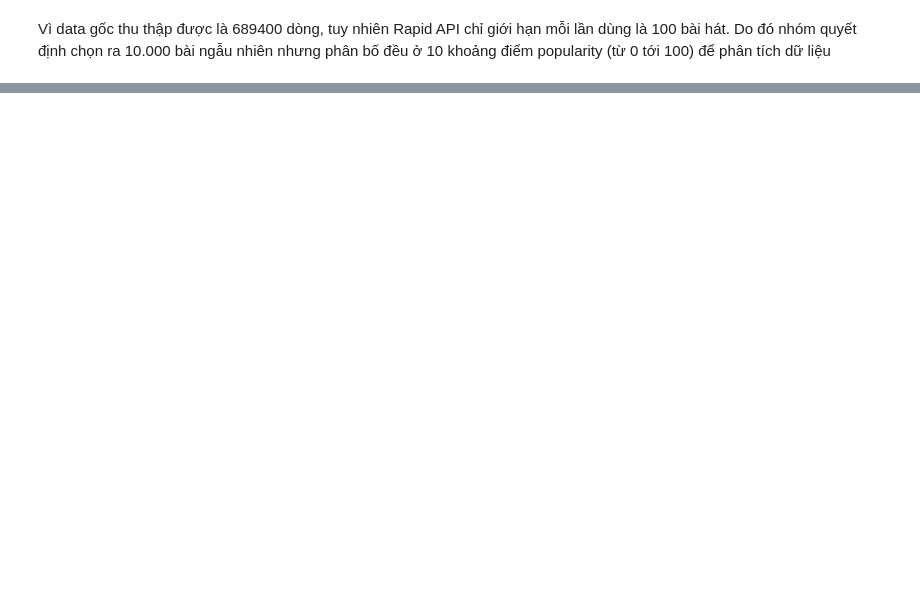
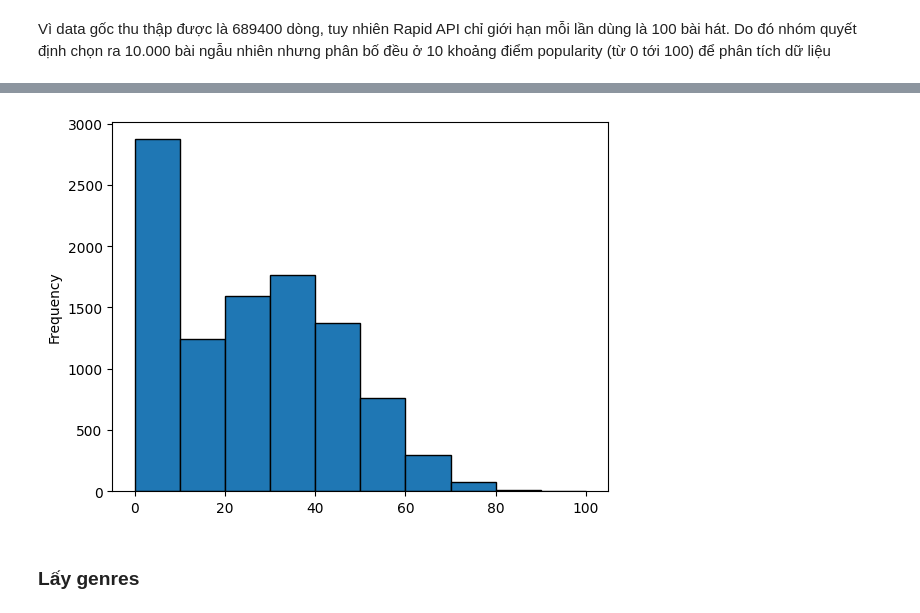
Before and after one commit to lhldanh/Recommend-Song, a Jupyter notebook: source/Notebook/4_DataForEDA.ipynb, the cells around one changed output, grey strips where cells are left out. Cells and saved outputs as stored; diff of their text form; code cells hidden in the pictures; blank space fills up the shorter version.

```diff
--- a/source/Notebook/4_DataForEDA.ipynb
+++ b/source/Notebook/4_DataForEDA.ipynb
@@ -19,0 +34,30 @@ df.head()
+# %%
+# Tổng số bài mong muốn
+total_samples = 10000
+
+bins = range(0, 101, 10)
+df['popularity_bin'] = pd.cut(df['popularity'], bins=bins, right=False)
+
+# Tính tỷ lệ phân bổ trong từng khoảng
+popularity_distribution = df['popularity_bin'].value_counts(normalize=True)
+print(popularity_distribution)
+
+# Tính tỷ lệ phân bổ và số mẫu cần lấy cho từng bin
+popularity_distribution = df['popularity_bin'].value_counts(normalize=True)
+popularity_distribution = popularity_distribution.sort_index()
+
+# Số mẫu cần lấy cho từng bin
+samples_per_bin = (popularity_distribution * total_samples).astype(int)
+
+# Đảm bảo tổng số mẫu đúng bằng 10,000
+remaining_samples = total_samples - samples_per_bin.sum()
+if remaining_samples > 0:
+    # Phân bổ số dư còn lại đều vào các bin (hoặc có thể tùy chỉnh cách phân bổ)
+    extra_samples = np.zeros(len(samples_per_bin), dtype=int)
+    extra_samples[:remaining_samples] = 1
+    samples_per_bin += extra_samples
+
+# Lấy mẫu theo tỷ lệ đã tính toán
+eda_df = df.groupby('popularity_bin').apply(
+    lambda x: x.sample(n=samples_per_bin[x.name], replace=True)
+).reset_index(drop=True)
@@ -19,0 +77,3 @@ df.head()
+# %%
+eda_df.drop(columns=['popularity_bin'], inplace=True)
+eda_df
@@ -19,0 +94,8 @@ df.head()
+# %%
+# Kiểm pha phân bố popularity bằng biểu đồ
+import matplotlib.pyplot as plt
+
+eda_df['popularity'].plot.hist(bins=bins, edgecolor='black')
+plt.show()
+# %% [output]
+[figure, added]
@@ -19,0 +104,2 @@ df.head()
+# %% [markdown]
+### Lấy genres
```
Also changed, not shown: parts of 17 cells of this notebook.
